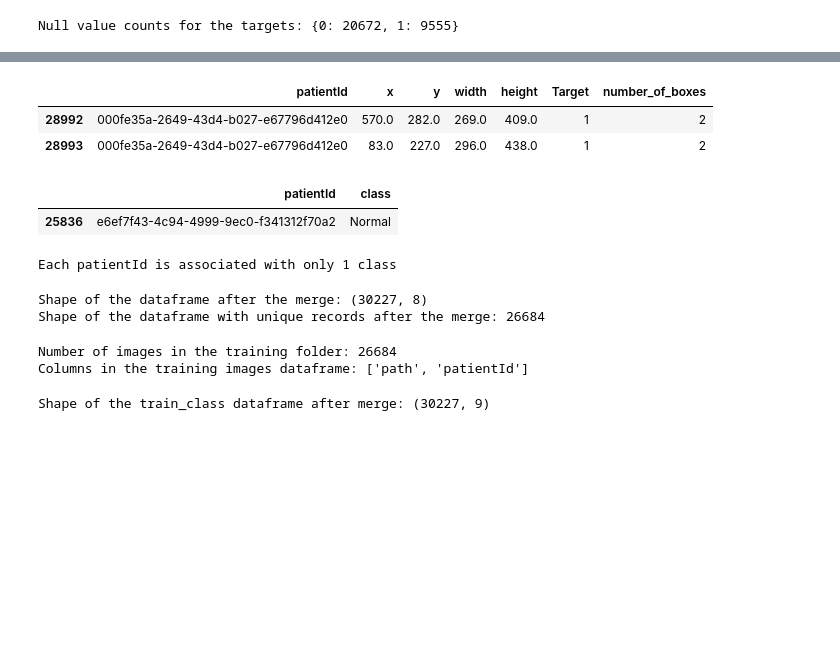
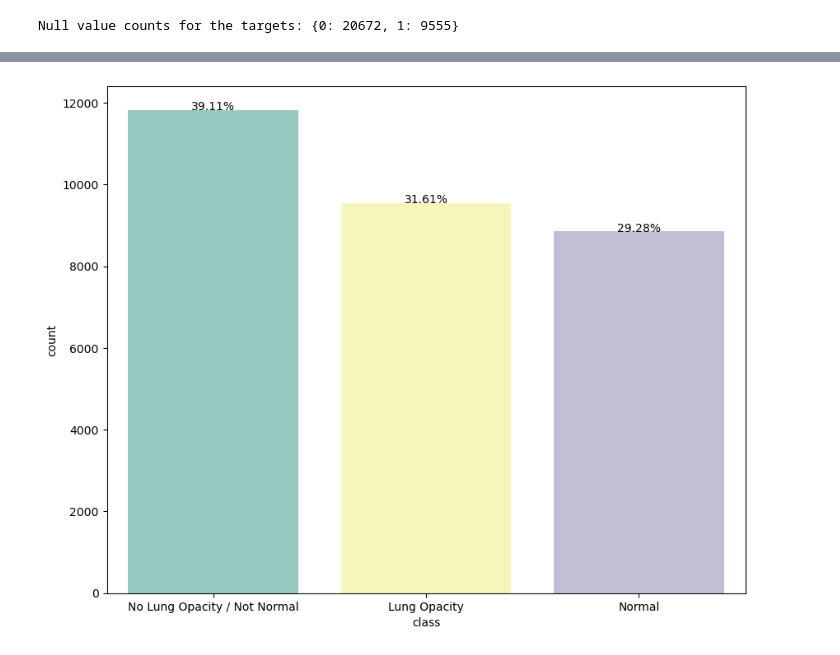
Before and after one commit to AIML-July-23-A-Capstone-G1-Team/Capstone-Project, a Jupyter notebook: Capstone.ipynb, the cells around one changed output, grey strips where cells are left out. Saved outputs shown, nothing was run; the diff lists cells and outputs as text; code cells hidden in the pictures; blank space fills up the shorter version.

```diff
--- a/Capstone.ipynb
+++ b/Capstone.ipynb
@@ -293,51 +264,18 @@ train_labels = train_labels.merge(bboxes, on="patientId", how="left")
-# %%
-train_labels[train_labels.patientId == "000fe35a-2649-43d4-b027-e67796d412e0"]
-# %% [output]
-|  | patientId | x | y | width | height | Target | number_of_boxes |
-| 28992 | 000fe35a-2649-43d4-b027-e67796d412e0 | 570.0 | 282.0 | 269.0 | 409.0 | 1 | 2 |
-| 28993 | 000fe35a-2649-43d4-b027-e67796d412e0 | 83.0 | 227.0 | 296.0 | 438.0 | 1 | 2 |
-# %%
-class_info[class_info.patientId == "e6ef7f43-4c94-4999-9ec0-f341312f70a2"]
-# %% [output]
-|  | patientId | class |
-| 25836 | e6ef7f43-4c94-4999-9ec0-f341312f70a2 | Normal |
-# %%
-print(
-    "Each patientId is associated with only {} class".format(
-        class_info.groupby(["patientId"])["class"].nunique().max()
-    )
-)
-# %% [output]
-Each patientId is associated with only 1 class
-# %%
-train_class = pd.concat([train_labels, class_info["class"]], axis=1)
-print("Shape of the dataframe after the merge: {}".format(train_class.shape))
-print(
-    "Shape of the dataframe with unique records after the merge: {}".format(
-        train_class["patientId"].nunique()
-    )
-)
-# %% [output]
-Shape of the dataframe after the merge: (30227, 8)
-Shape of the dataframe with unique records after the merge: 26684
-# %%
-images = pd.DataFrame({"path": glob(os.path.join(TRAIN_IMAGES, "*.dcm"))})
-images["patientId"] = images["path"].map(
-    lambda x: os.path.splitext(os.path.basename(x))[0]
-)
-
-print("Number of images in the training folder: {}".format(images.shape[0]))
-print("Columns in the training images dataframe: {}".format(list(images.columns)))
-
-assert images.shape[0] == len(
-    list(set(train_class["patientId"]))
-), "Number of training images should be equal to the unique patientIds we have"
-# %% [output]
-Number of images in the training folder: 26684
-Columns in the training images dataframe: ['path', 'patientId']
-# %%
-train_class = train_class.merge(images, on="patientId", how="left")
-print("Shape of the train_class dataframe after merge: {}".format(train_class.shape))
-del images
-# %% [output]
-Shape of the train_class dataframe after merge: (30227, 9)
+# %%
+class_info_df = pd.DataFrame(class_info)
+
+f, ax = plt.subplots(1, 1, figsize=(10, 8))
+total = float(len(class_info_df))
+
+sns.countplot(x='class', data=class_info_df, order=class_info_df['class'].value_counts().index, palette='Set3')
+
+for p in ax.patches:
+    height = p.get_height()
+    ax.text(p.get_x() + p.get_width() / 2.,
+            height + 0.6,
+            '{:1.2f}%'.format(100 * height / total),
+            ha="center")
+
+plt.show()
+# %% [output]
+[figure, added]
```
Also changed, not shown: parts of 21 cells of this notebook.
